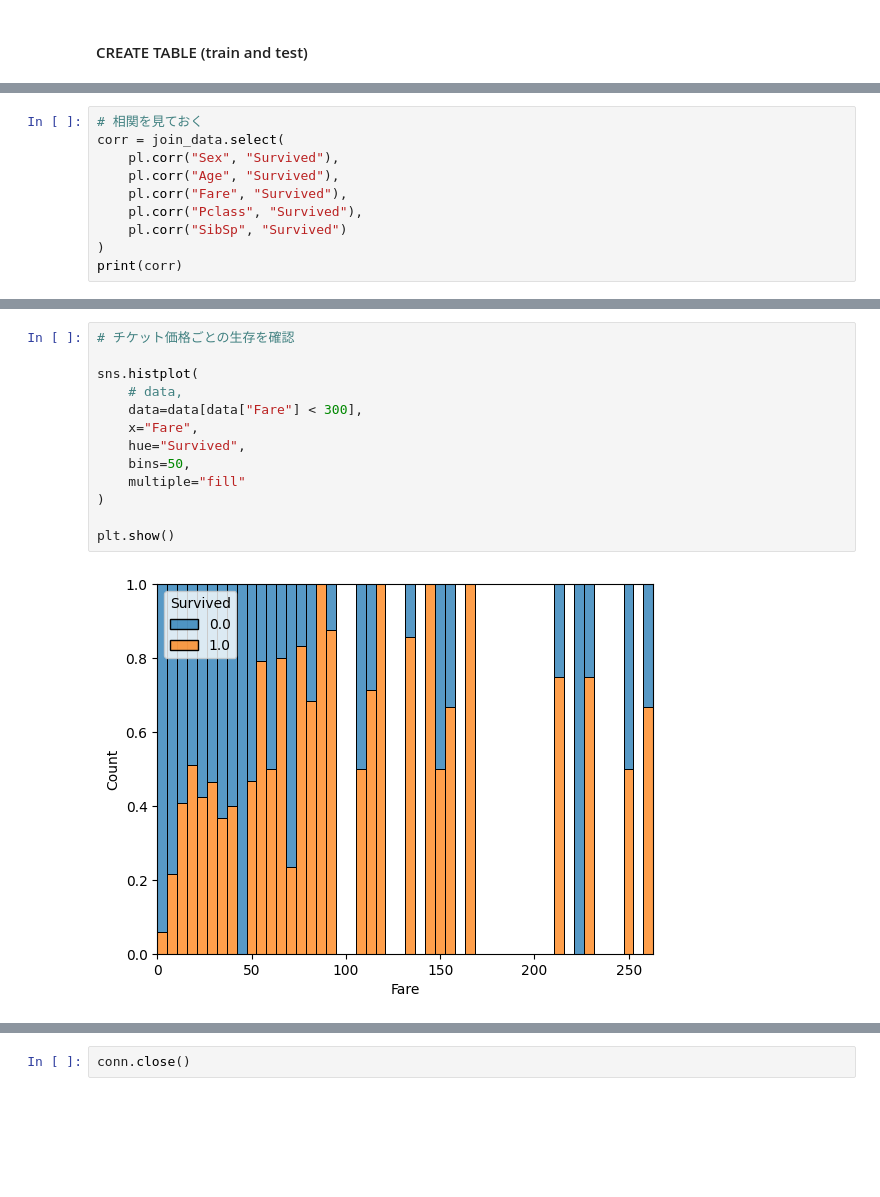
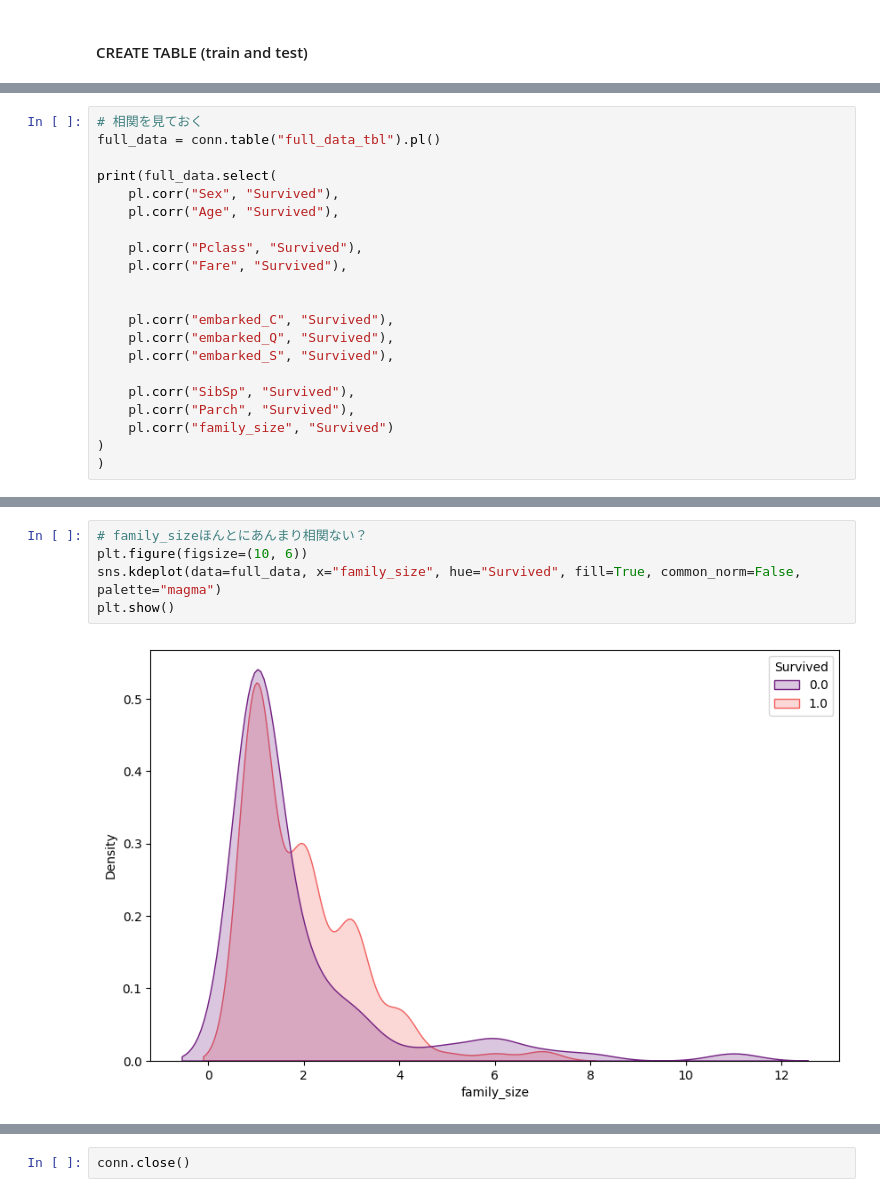
Before and after one commit to ROROROMP/kaggle, a Jupyter notebook: titanic/notebook.ipynb, the cells around one changed output, grey strips where cells are left out. Cells and saved outputs as stored; diff of their text form; blank space fills up the shorter version.

```diff
--- a/titanic/notebook.ipynb
+++ b/titanic/notebook.ipynb
@@ -158,11 +346,22 @@ shape: (9, 13)
 # %%
 # 相関を見ておく
-corr = join_data.select(
+full_data = conn.table("full_data_tbl").pl()
+
+print(full_data.select(
     pl.corr("Sex", "Survived"),
     pl.corr("Age", "Survived"),
+
+    pl.corr("Pclass", "Survived"),
     pl.corr("Fare", "Survived"),
-    pl.corr("Pclass", "Survived"),
-    pl.corr("SibSp", "Survived")
+
+
+    pl.corr("embarked_C", "Survived"),
+    pl.corr("embarked_Q", "Survived"),
+    pl.corr("embarked_S", "Survived"),
+
+    pl.corr("SibSp", "Survived"),
+    pl.corr("Parch", "Survived"),
+    pl.corr("family_size", "Survived")
 )
-print(corr)
+)
 # %% [output]
@@ -241,15 +376,7 @@ plt.show()
-# %%
-# チケット価格ごとの生存を確認
-
-sns.histplot(
-    # data,
-    data=data[data["Fare"] < 300],
-    x="Fare",
-    hue="Survived",
-    bins=50,
-    multiple="fill"
-)
-
-plt.show()
-# %% [output]
-[figure, removed]
+# %%
+# family_sizeほんとにあんまり相関ない？
+plt.figure(figsize=(10, 6))
+sns.kdeplot(data=full_data, x="family_size", hue="Survived", fill=True, common_norm=False, palette="magma")
+plt.show()
+# %% [output]
+[figure, added]
```
Also changed, not shown: parts of 22 cells of this notebook, 2 other files.
